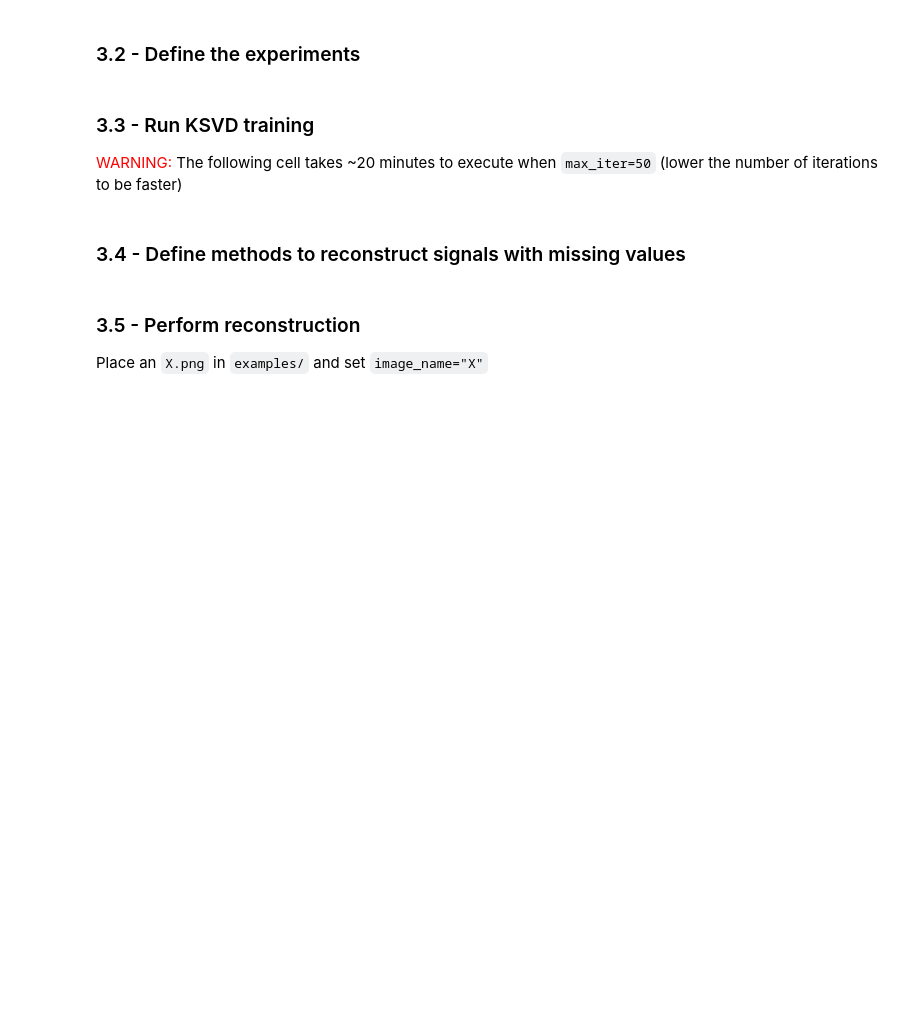
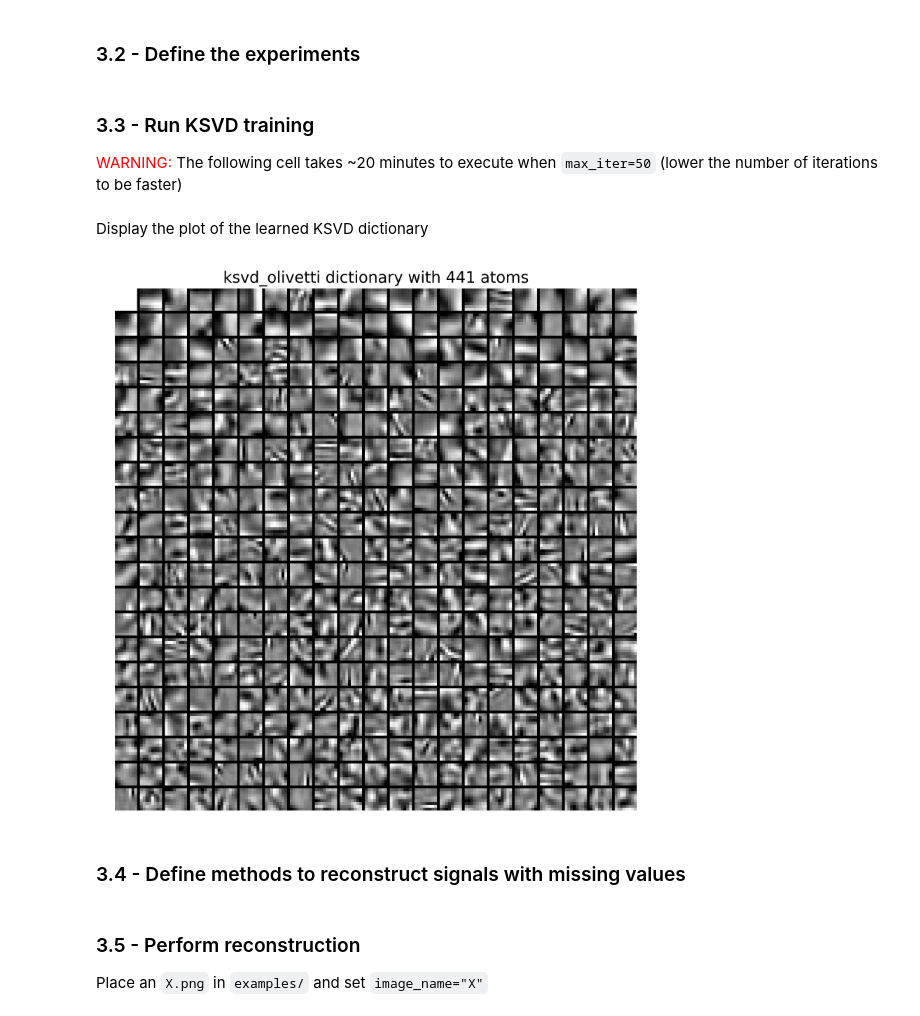
Before and after one commit to t0m1ab/K-SVD, a Jupyter notebook: Projet_KSVD_clean.ipynb, the cells around one changed output. Drawn from its saved outputs; the diff is of its cells as text; code cells hidden in the pictures; blank space fills up the shorter version.

```diff
--- a/Projet_KSVD_clean.ipynb
+++ b/Projet_KSVD_clean.ipynb
@@ -1396,6 +1414,12 @@ ksvd_patch_dict = PatchDictionary(
     save_dir=os.path.join(save_dir, dict_name),
 )
 ksvd_patch_dict.plot_dictionary(ncol_plot=21, borders=True, save=True) # 21x21 = 441 atoms
+# %% [markdown]
+Display the plot of the learned KSVD dictionary
+# %%
+display(Image.open("outputs/ksvd_olivetti/ksvd_olivetti_dict.png"))
+# %% [output]
+[figure, added]
 # %% [markdown]
 ### 3.4 - Define methods to reconstruct signals with missing values
 # %%
```
Also changed, not shown: parts of 6 cells of this notebook.
